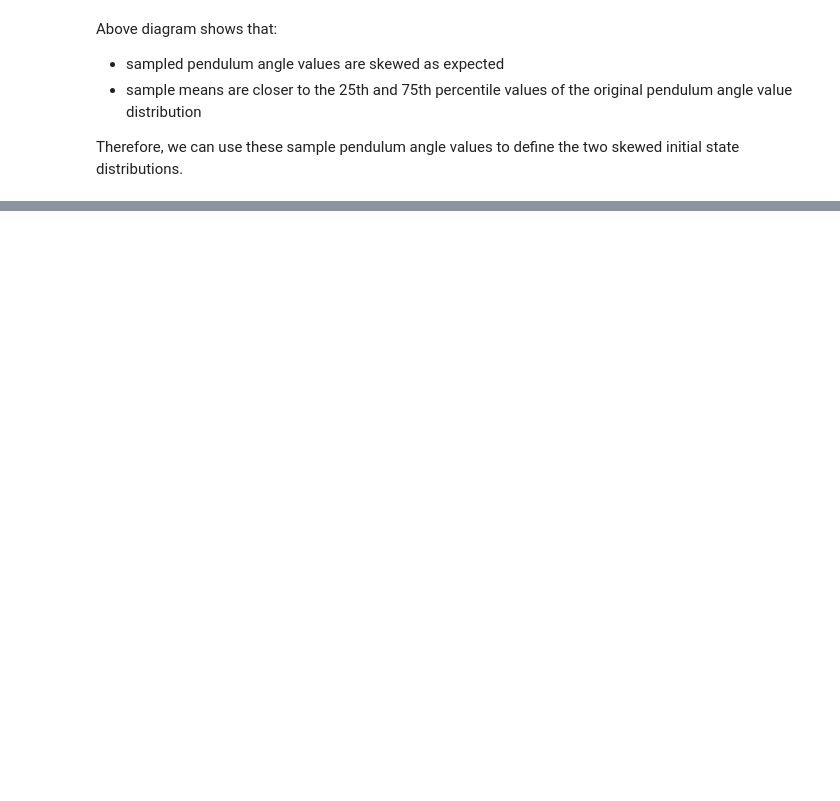
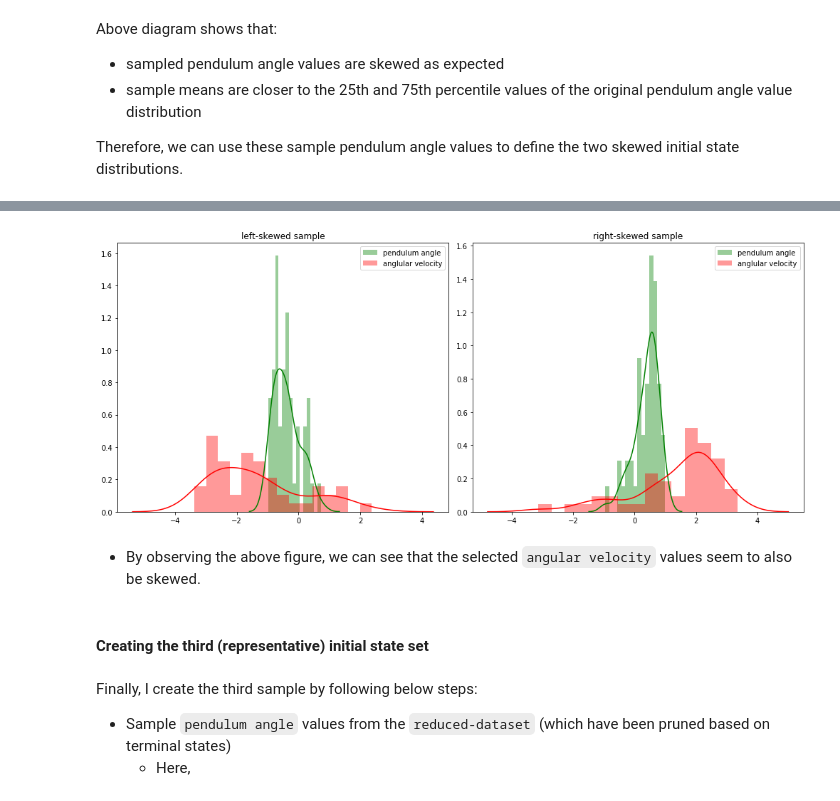
Before and after one commit to PandulaP/RL_Research, a Jupyter notebook: Pb_policy_iteration/cart_pole_modified_env/initial_state_analysis/initial_state_analysis.ipynb, the cells around one changed output, grey strips where cells are left out. Drawn from its saved outputs; the diff is of its cells as text; code cells hidden in the pictures; blank space fills up the shorter version.

Commit message:
created the skewed initial state distributions

```diff
--- a/Pb_policy_iteration/cart_pole_modified_env/initial_state_analysis/initial_state_analysis.ipynb
+++ b/Pb_policy_iteration/cart_pole_modified_env/initial_state_analysis/initial_state_analysis.ipynb
@@ -399,0 +417,67 @@ Result skew:  1.1454345002876671
+# %%
+# Create the final right-skewewd inititial state set
+pend_angle_angu_velo_pairs = []
+for idx, row in right_skwd_sample_df.iterrows():
+    pend_angle_angu_velo_pairs.append(compute_angular_velocity(row))
+
+right_skewed_sample_final = pd.DataFrame(np.array(pend_angle_angu_velo_pairs), columns=['pend_angle','angular_velo'])
+
+
+# Create the final left-skewewd initial state set
+pend_angle_angu_velo_pairs = []
+for idx, row in left_skwd_sample_df.iterrows():
+    pend_angle_angu_velo_pairs.append(compute_angular_velocity(row))
+
+left_skewed_sample_final = pd.DataFrame(np.array(pend_angle_angu_velo_pairs), columns=['pend_angle','angular_velo'])
+# %%
+# inspect the plots & moments, try random sample
+fig, ax = plt.subplots(nrows=1,ncols=2,figsize=(14,6))
+
+sns.distplot(left_skewed_sample_final.pend_angle
+             , hist=True
+             , ax=ax[0]
+             , color='green'
+             , bins = 15
+             , label='pendulum angle')
+
+sns.distplot(left_skewed_sample_final.angular_velo
+             , hist=True
+             , ax=ax[0]
+             , bins = 15
+             , color='red'
+             , label='anglular velocity')
+
+ax[0].legend()
+ax[0].set_xlabel("")
+ax[0].set_title("left-skewed sample")
+
+sns.distplot(right_skewed_sample_final.pend_angle
+             , hist=True
+             , ax=ax[1]
+             , color='green'
+             , bins = 15
+             , label='pendulum angle')
+
+sns.distplot(right_skewed_sample_final.angular_velo
+             , hist=True
+             , ax=ax[1]
+             , bins = 15
+             , color='red'
+             , label='anglular velocity')
+
+ax[1].legend()
+ax[1].set_xlabel("")
+ax[1].set_title("right-skewed sample")
+
+plt.tight_layout()
+plt.show()
+# %% [output]
+[figure, added]
+# %% [markdown]
+- By observing the above figure, we can see that the selected `angular velocity` values seem to also be skewed.
+# %% [markdown]
+#### Creating the third (representative) initial state set
+# %% [markdown]
+Finally, I create the third sample by following below steps:
+ - Sample `pendulum angle` values from the `reduced-dataset` (which have been pruned based on terminal states)
+    - Here,
```
Also changed, not shown: parts of 8 cells of this notebook.
